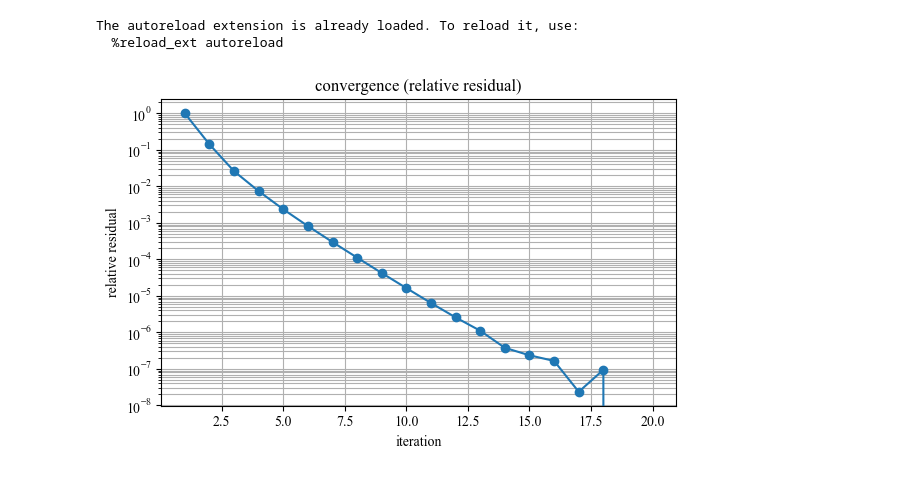
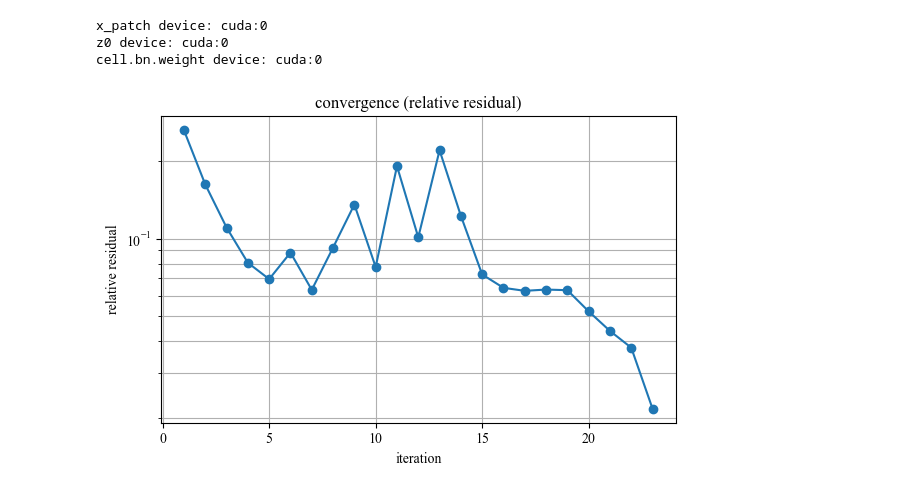
Before and after one commit to Ryuichi-K-create/PhotonicEncoder_public, a Jupyter notebook: experiment/test0529_DEQ.ipynb, the cells around one changed output. Cells and saved outputs as stored; diff of their text form; code cells hidden in the pictures.

```diff
--- a/experiment/test0529_DEQ.ipynb
+++ b/experiment/test0529_DEQ.ipynb
@@ -20,39 +21,39 @@ Using device: cpu
 # %%
-Auto_Experiment_Mode = False
-
-if Auto_Experiment_Mode:
-    branch_name = 'main'
-    subprocess.run(["git", "checkout", branch_name],check=True)
-%load_ext autoreload
-%autoreload 2
-#data---------------------------------------------
 dataset = 'mnist'
 data_train,data_test = load_MNIST_data()
+
 batch_size = 64
-#Encoder_Model------------------------------------
+
 enc_type = 'PM'
 cls_type = 'MLP'
-#class_model--------------------------------------
+
 num_layer = 2
 fc ='relu'
-#learning-----------------------------------------
+
 loss_func = 'cross_entropy'
 optimizer = 'adam'
 lr = 0.001
-#param--------------------------------------------
+
 num_try = 5
-max_epochs = 10
-leverage = 8
+max_epochs = 30
+leverage = 1
 kernel_size =4
-num_iter = 20
-#save---------------------------------------------
-folder = 'Class_MNIST'
-ex_name='PM_MLP'
-convergence_verify(dataset,num_iter,data_train,data_test,kernel_size,enc_type,leverage,device)
+
+folder = 'Class_MNIST_DEQ'
+ex_name='PM_MLP00'
+
+m=5
+lam=1e-4
+num_iter=25
+tol=1e-2  #早期終了条件
+beta=1.0
+
+convergence_verify(dataset,num_iter,m,tol,beta,data_train,data_test,kernel_size,enc_type,leverage,device)
 # %% [output]
-The autoreload extension is already loaded. To reload it, use:
-  %reload_ext autoreload
+x_patch device: cuda:0
+z0 device: cuda:0
+cell.bn.weight device: cuda:0
-[figure, old version]
+[figure, new version]
 # %%
 All_last_loss = []
 All_loss_test = []
```
Also changed, not shown: parts of 4 cells of this notebook, 4 other files.
